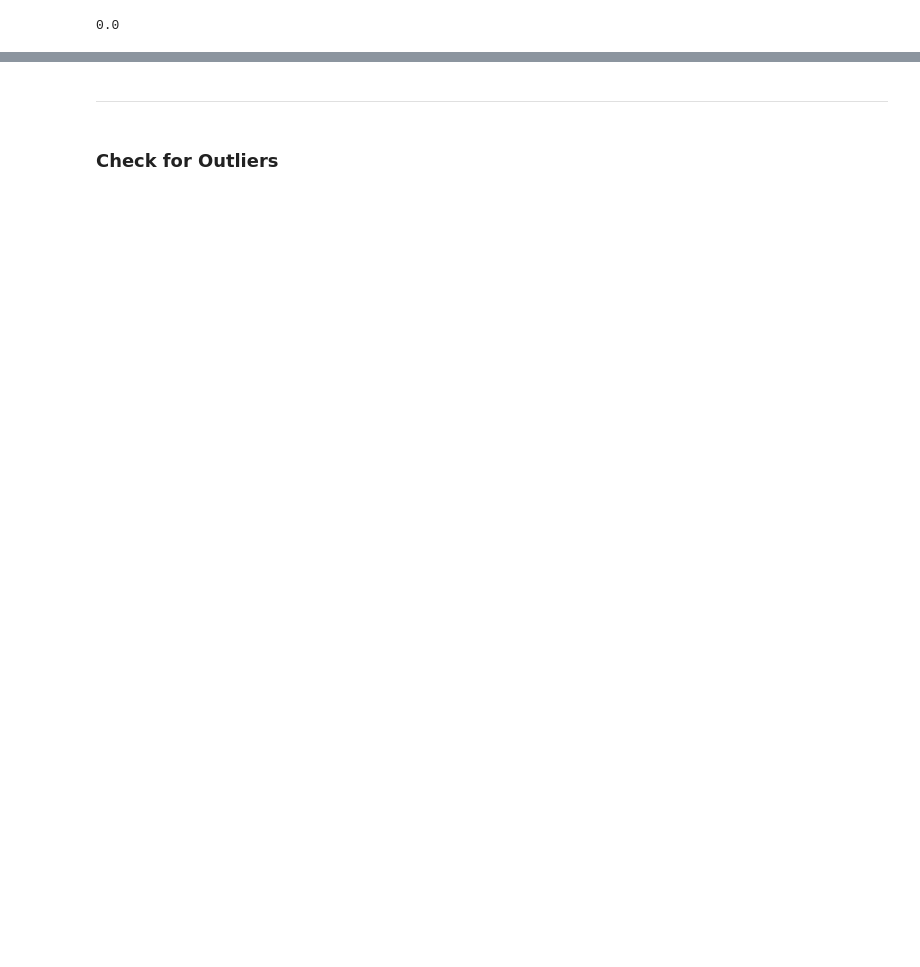
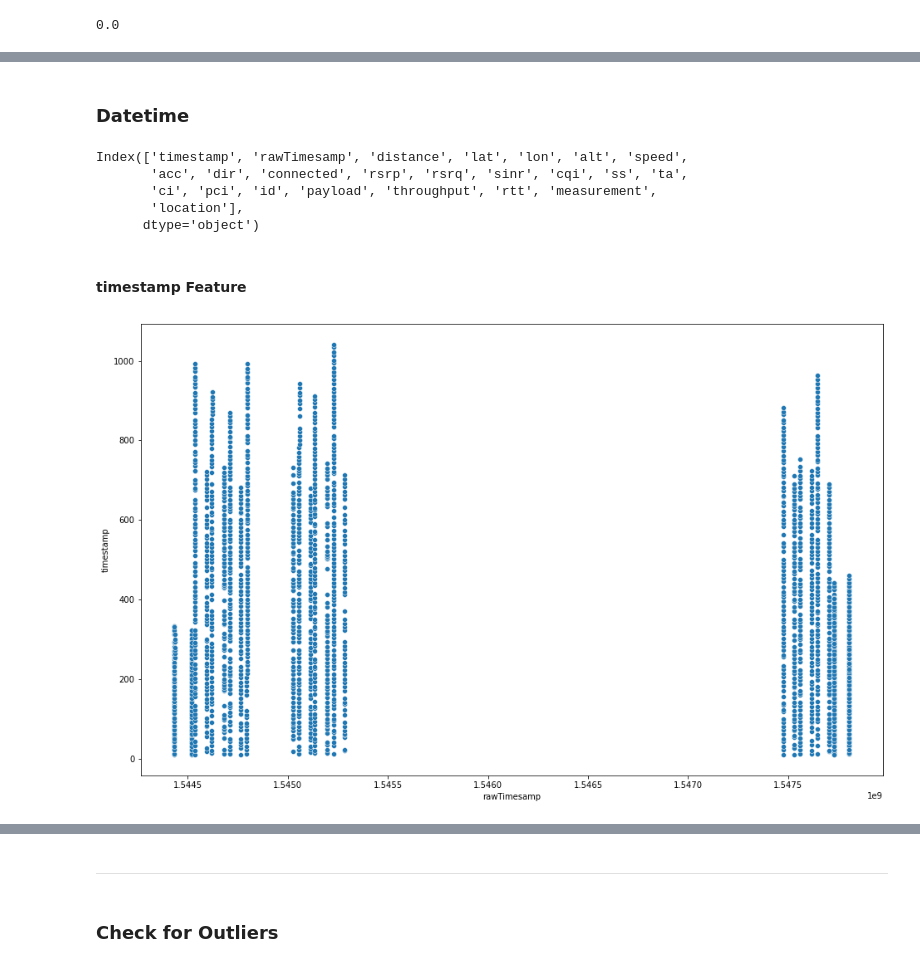
Before and after one commit to luiul/statistics-meets-logistics, a Jupyter notebook: project-w-data/dl-project.ipynb, the cells around one changed output, grey strips where cells are left out. Drawn from its saved outputs; the diff is of its cells as text; code cells hidden in the pictures; blank space fills up the shorter version.

```diff
--- a/project-w-data/dl-project.ipynb
+++ b/project-w-data/dl-project.ipynb
@@ -144,6 +152,8 @@ We read in the feature description and the raw download data.
 #     print(f.read())
 # %%
 df = pd.read_csv('./data/dl-raw.csv', delim_whitespace=True)
+# %%
+df_raw = pd.read_csv('./data/dl-raw.csv', delim_whitespace=True)
 # %%
 df.head()
 # %% [output]
@@ -261,0 +309,18 @@ df = df[cols+['throughput']]
+# %% [markdown]
+### Datetime
+# %%
+df_raw.columns
+# %% [output]
+Index(['timestamp', 'rawTimesamp', 'distance', 'lat', 'lon', 'alt', 'speed',
+       'acc', 'dir', 'connected', 'rsrp', 'rsrq', 'sinr', 'cqi', 'ss', 'ta',
+       'ci', 'pci', 'id', 'payload', 'throughput', 'rtt', 'measurement',
+       'location'],
+      dtype='object')
+# %% [markdown]
+#### timestamp Feature
+# %%
+plt.figure(figsize=(16,10))
+sns.scatterplot(data=df_raw, x='rawTimesamp',y='timestamp');
+# timestamp seems to be an arbitrary value assigned on the datapoint depending on the particular experiment (measurement).
+# %% [output]
+[figure, added]
```
Also changed, not shown: parts of 113 cells of this notebook, 11 other files.
